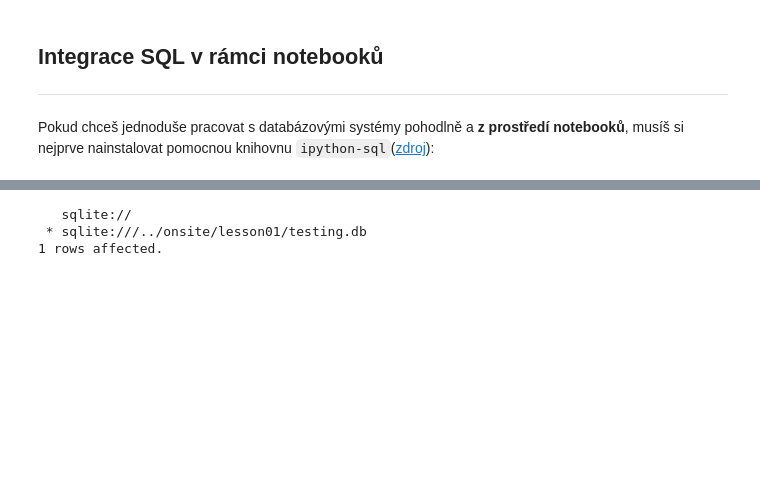
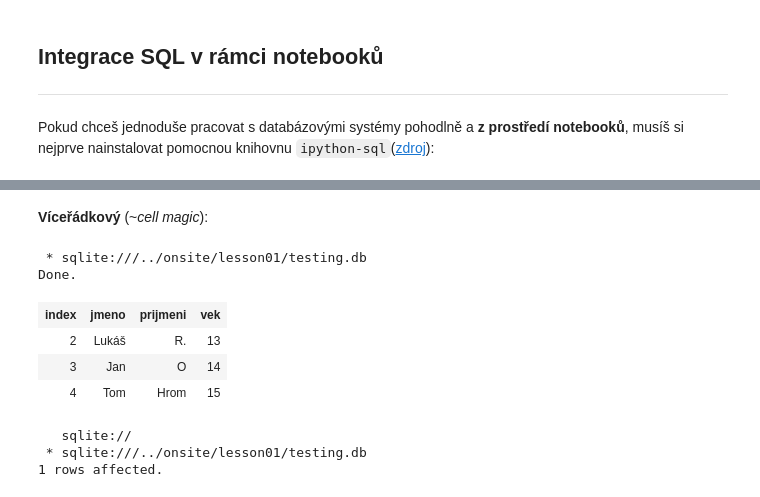
Before and after one commit to Bralor/data-csob-2023, a Jupyter notebook: shared/notebooks/lesson01.ipynb, the cells around one changed output, grey strips where cells are left out. Saved outputs shown, nothing was run; the diff lists cells and outputs as text; code cells hidden in the pictures; blank space fills up the shorter version.

Commit message:
lesson01.ipynb: Added the fourth chapter.

```diff
--- a/shared/notebooks/lesson01.ipynb
+++ b/shared/notebooks/lesson01.ipynb
@@ -435,3 +540,18 @@ Done.
+# %% [markdown]
+**Víceřádkový** (~*cell magic*):
+# %%
+%%sql
+
+SELECT *
+FROM uzivatele
+WHERE vek >= 13;
+# %% [output]
+ * sqlite:///../onsite/lesson01/testing.db
+Done.
+| index | jmeno | prijmeni | vek |
+| 2 | Lukáš | R. | 13 |
+| 3 | Jan | O | 14 |
+| 4 | Tom | Hrom | 15 |
 # %%
 %sql INSERT INTO uzivatele VALUES(4,'Tom','Hrom', 15);
 # %% [output]
```
Also changed, not shown: parts of 65 cells of this notebook.
